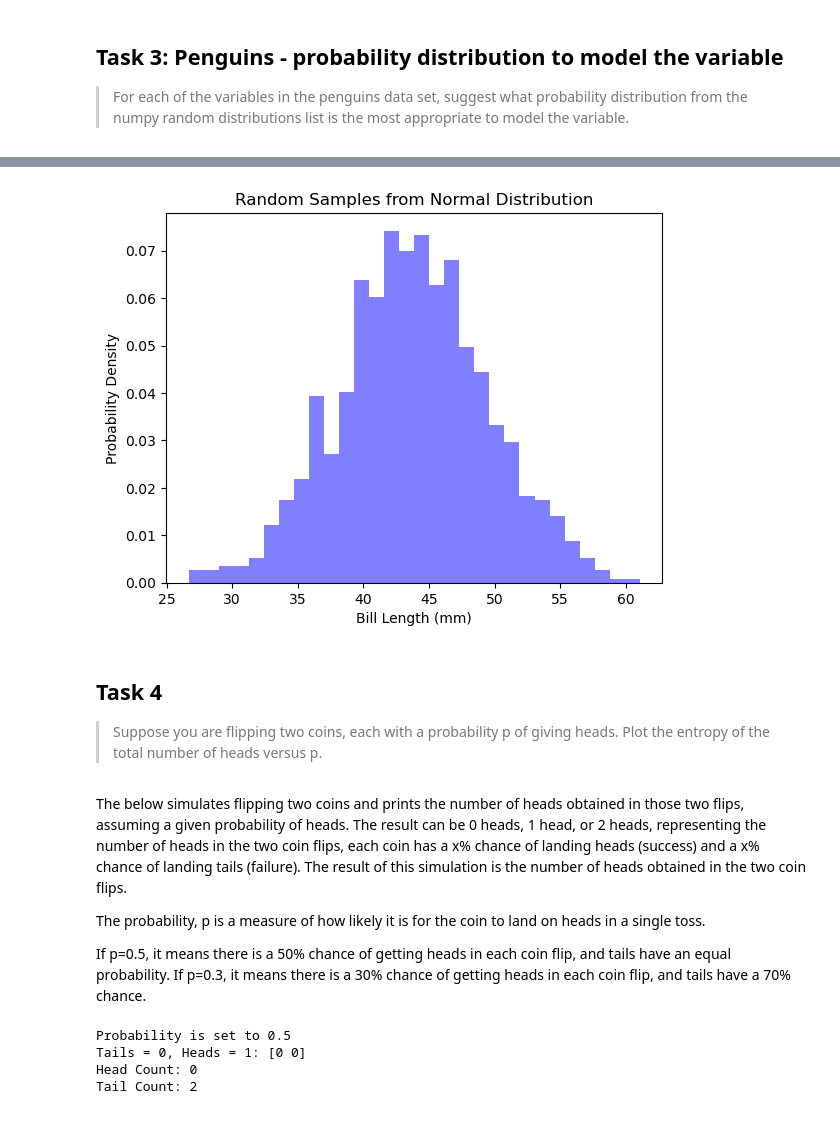
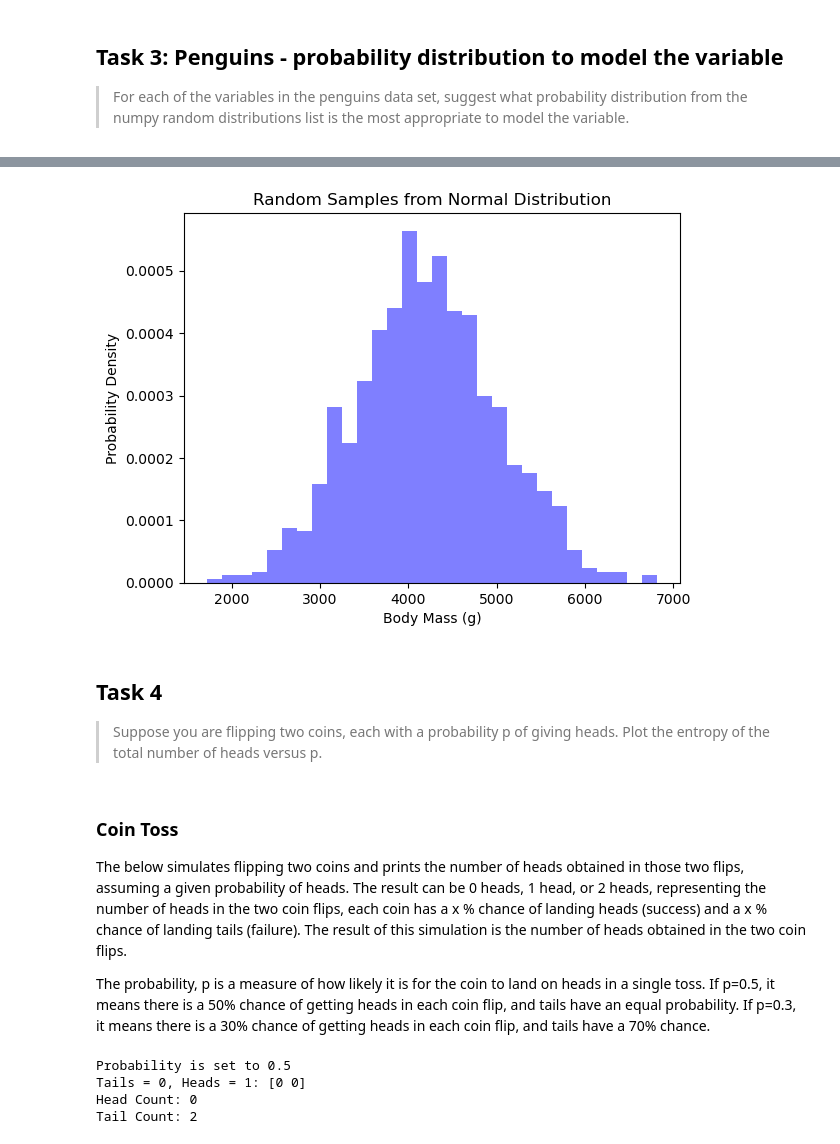
Before and after one commit to Sarahlouhast/FDA_Project, a Jupyter notebook: tasks.ipynb, the cells around one changed output, grey strips where cells are left out. Cells and saved outputs as stored; diff of their text form; code cells hidden in the pictures.

```diff
--- a/tasks.ipynb
+++ b/tasks.ipynb
@@ -347,30 +357,30 @@ This plot immediately affords a few insights about the flipper_length_mm variabl
 # %%
+# Normal distribtuion example for body mass
 # Generate random samples for a variable with a normal distribution
-mean_value = np.mean(penguins['bill_length_mm'])
-std_dev = np.std(penguins['bill_length_mm'])
+mean_value = np.mean(penguins['body_mass_g'])
+std_dev = np.std(penguins['body_mass_g'])
 
 # Generate 1000 random samples
 random_samples = np.random.normal(mean_value, std_dev, 1000)
 
 # Plot the histogram of the random samples
 plt.hist(random_samples, bins=30, density=True, alpha=0.5, color='blue')
 plt.title('Random Samples from Normal Distribution')
-plt.xlabel('Bill Length (mm)')
+plt.xlabel('Body Mass (g)')
 plt.ylabel('Probability Density')
 plt.show()
 # %% [output]
-[figure, old version]
+[figure, new version]
 # %% [markdown]
 ## Task 4
 
 > Suppose you are flipping two coins, each with a probability p of giving heads. Plot the entropy of the total number of heads versus p.
 # %% [markdown]
-The below simulates flipping two coins and prints the number of heads obtained in those two flips, assuming a given probability of heads. The result can be 0 heads, 1 head, or 2 heads, representing the number of heads in the two coin flips, each coin has a x% chance of landing heads (success) and a x% chance of landing tails (failure). The result of this simulation is the number of heads obtained in the two coin flips.
+### Coin Toss
 
-The probability, p is a measure of how likely it is for the coin to land on heads in a single toss.
+The below simulates flipping two coins and prints the number of heads obtained in those two flips, assuming a given probability of heads. The result can be 0 heads, 1 head, or 2 heads, representing the number of heads in the two coin flips, each coin has a x % chance of landing heads (success) and a x % chance of landing tails (failure). The result of this simulation is the number of heads obtained in the two coin flips.
 
-If p=0.5, it means there is a 50% chance of getting heads in each coin flip, and tails have an equal probability.
-If p=0.3, it means there is a 30% chance of getting heads in each coin flip, and tails have a 70% chance.
+The probability, p is a measure of how likely it is for the coin to land on heads in a single toss. If p=0.5, it means there is a 50% chance of getting heads in each coin flip, and tails have an equal probability. If p=0.3, it means there is a 30% chance of getting heads in each coin flip, and tails have a 70% chance.
 # %%
 # Coin flip function
 def coinFlip(p):
```
Also changed, not shown: parts of 33 cells of this notebook, 1 other file.
